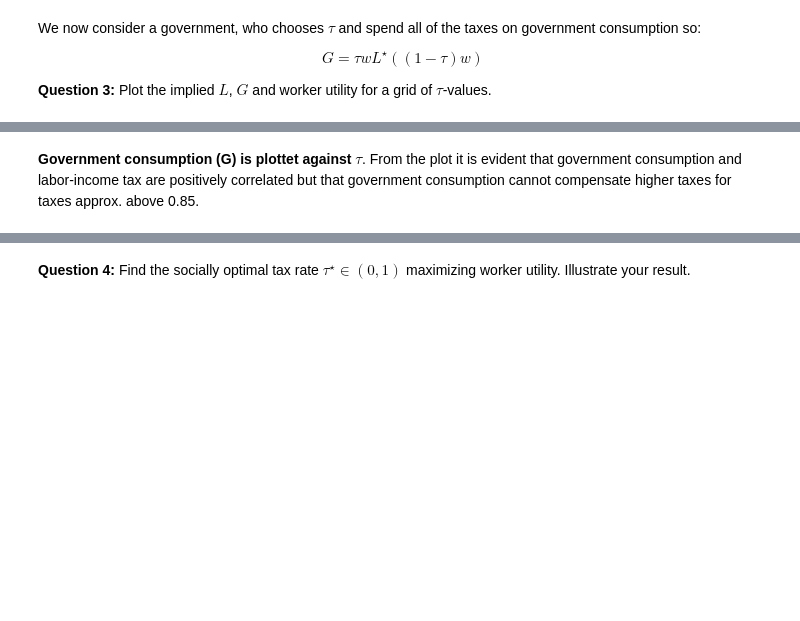
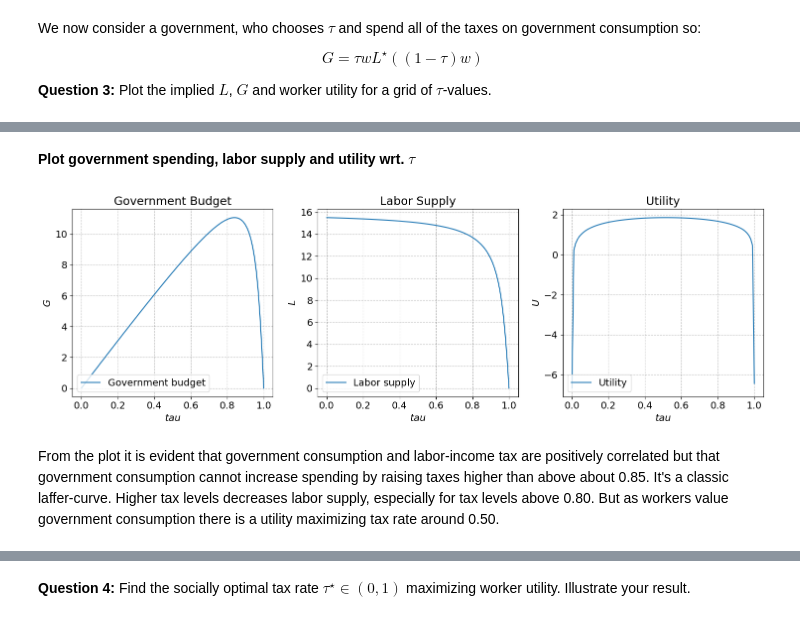
Before and after one commit to NumEconCopenhagen/projects-2023-magnus-kristian, a Jupyter notebook: examproject/Exam-2023-notebook.ipynb, the cells around one changed output, grey strips where cells are left out. Cells and saved outputs as stored; diff of their text form; code cells hidden in the pictures; blank space fills up the shorter version.

```diff
--- a/examproject/Exam-2023-notebook.ipynb
+++ b/examproject/Exam-2023-notebook.ipynb
@@ -239,0 +267,4 @@ $$
+# %%
+# Optimal labor is substituted into the government budget
+govbudget1 = govbudget.subs(L,Optimal_L.rhs)
+display(govbudget1)
@@ -239,0 +307,4 @@ $$
+# %%
+# Substitute utility with budget constraint into government budget
+utility_sub1 = utility1.subs(govbudget2.lhs,govbudget2.rhs)
+display(utility_sub1)
@@ -240,2 +325,66 @@ $$
+# %% [markdown]
+**Plot government spending, labor supply and utility wrt. $\tau$**
+# %%
+# Lambdafy all three expressions
+
+# Goverment budget
+Lambda_govbudget2 = sm.lambdify(args=(alpha, v, kappa, w, tau), expr=govbudget2.rhs)
+
+# Labor supply
+Lambda_implied_L = sm.lambdify(args=(alpha, v, kappa, w, tau), expr=implied_L[0])
+
+# Utility
+Lambda_utility_sub3 = sm.lambdify(args=(alpha, v, kappa, w, tau), expr=utility_sub3)
+
+# Vector of possible tax rates
+tau_vec = np.linspace(1e-8,1-1e-8,100)
+
+# Vectors to plot
+gov_vec     = Lambda_govbudget2(*parameter_values,   w=w_val, tau=tau_vec)
+l_vec       = Lambda_implied_L(*parameter_values,    w=w_val, tau=tau_vec)
+utility_vec = Lambda_utility_sub3(*parameter_values, w=w_val, tau=tau_vec)
+
+# Vector of possible tax rates
+tau_vec = np.linspace(1e-8, 1-1e-8, 100)
+
+# Compute vectors
+gov_vec = Lambda_govbudget2(*parameter_values, w=w_val, tau=tau_vec)
+l_vec = Lambda_implied_L(*parameter_values, w=w_val, tau=tau_vec)
+utility_vec = Lambda_utility_sub3(*parameter_values, w=w_val, tau=tau_vec)
+
+# Plotting
+fig = plt.figure(figsize=(15, 5))
+
+# Government budget
+ax1 = fig.add_subplot(1, 3, 1)
+ax1.plot(tau_vec, gov_vec, label='Government budget')
+ax1.set_xlabel('$tau$')
+ax1.set_ylabel('$G$')
+ax1.legend(loc='lower left')
+ax1.set_title('Government Budget')
+
+# Labor supply
+ax2 = fig.add_subplot(1, 3, 2)
+ax2.plot(tau_vec, l_vec, label='Labor supply')
+ax2.set_xlabel('$tau$')
+ax2.set_ylabel('$L$')
+ax2.legend(loc='lower left')
+ax2.set_title('Labor Supply')
+
+# Utility
+ax3 = fig.add_subplot(1, 3, 3)
+ax3.plot(tau_vec, utility_vec, label='Utility')
+ax3.set_xlabel('$tau$')
+ax3.set_ylabel('$U$')
+ax3.legend(loc='lower left')
+ax3.set_title('Utility')
+
+# Adjust spacing
+plt.tight_layout()
+
+# Show the plot
+plt.show()
+# %% [output]
+[figure, added]
 # %% [markdown]
-**Government consumption (G) is plottet against $\tau$**. From the plot it is evident that government consumption and labor-income tax are positively correlated but that government consumption cannot compensate higher taxes for taxes approx. above 0.85.
+From the plot it is evident that government consumption and labor-income tax are positively correlated but that government consumption cannot increase spending by raising taxes higher than above about 0.85. It's a classic laffer-curve. Higher tax levels decreases labor supply,  especially for tax levels above 0.80. But as workers value government consumption there is a utility maximizing tax rate around 0.50.
```
Also changed, not shown: parts of 56 cells of this notebook.
